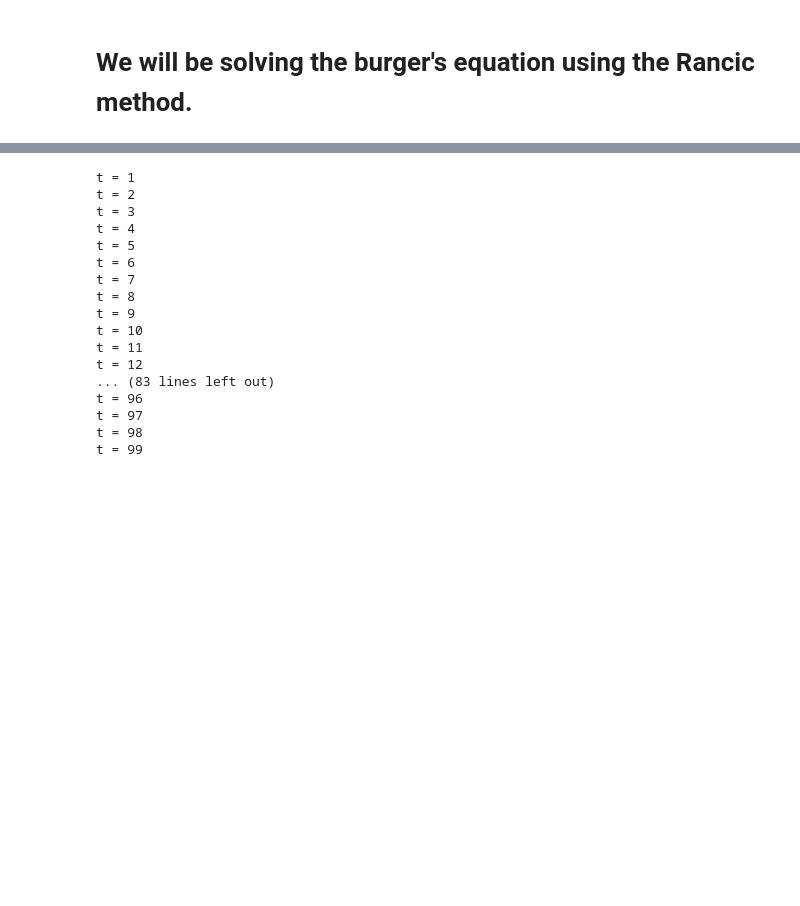
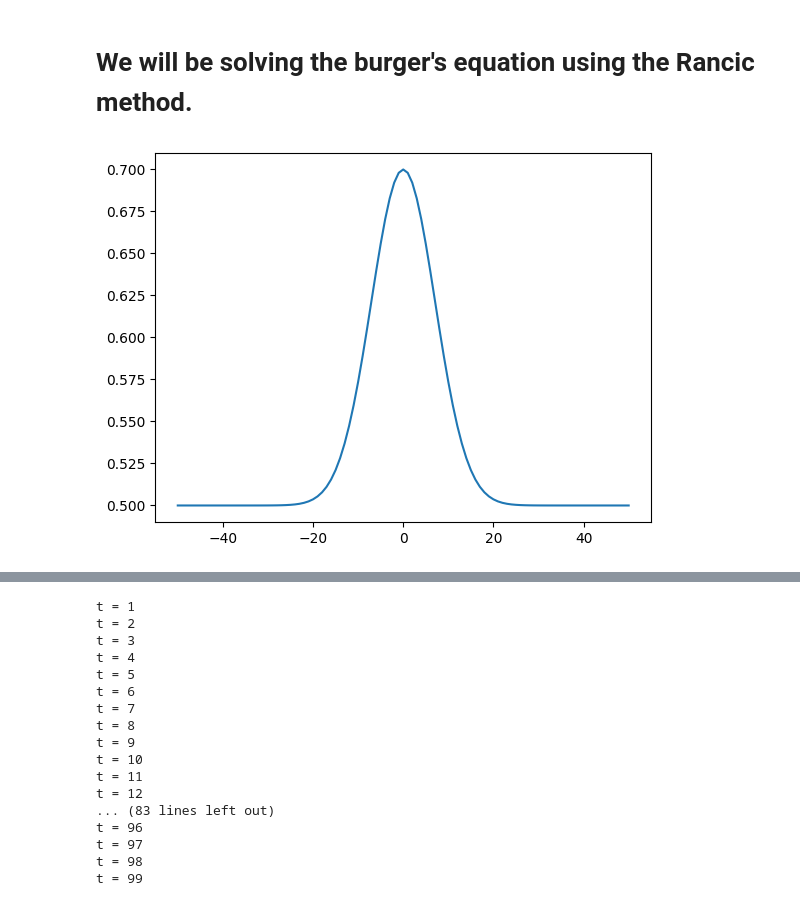
Before and after one commit to atharvanmahajan/Plasma-Physics-Internship, a Jupyter notebook: 1d_rancic_burger.ipynb, the cells around one changed output, grey strips where cells are left out. Cells and saved outputs as stored; diff of their text form; code cells hidden in the pictures; blank space fills up the shorter version.

Commit message:
Added visualization tools to understand the bug. Noted down possible methods to solve the bug

```diff
--- a/1d_rancic_burger.ipynb
+++ b/1d_rancic_burger.ipynb
@@ -128,0 +139,5 @@ plt.show()
+# %%
+plt.plot(x_coordinates, grid[0, :])
+plt.show()
+# %% [output]
+[figure, added]
```
Also changed, not shown: parts of 4 cells of this notebook, 1 other file.
